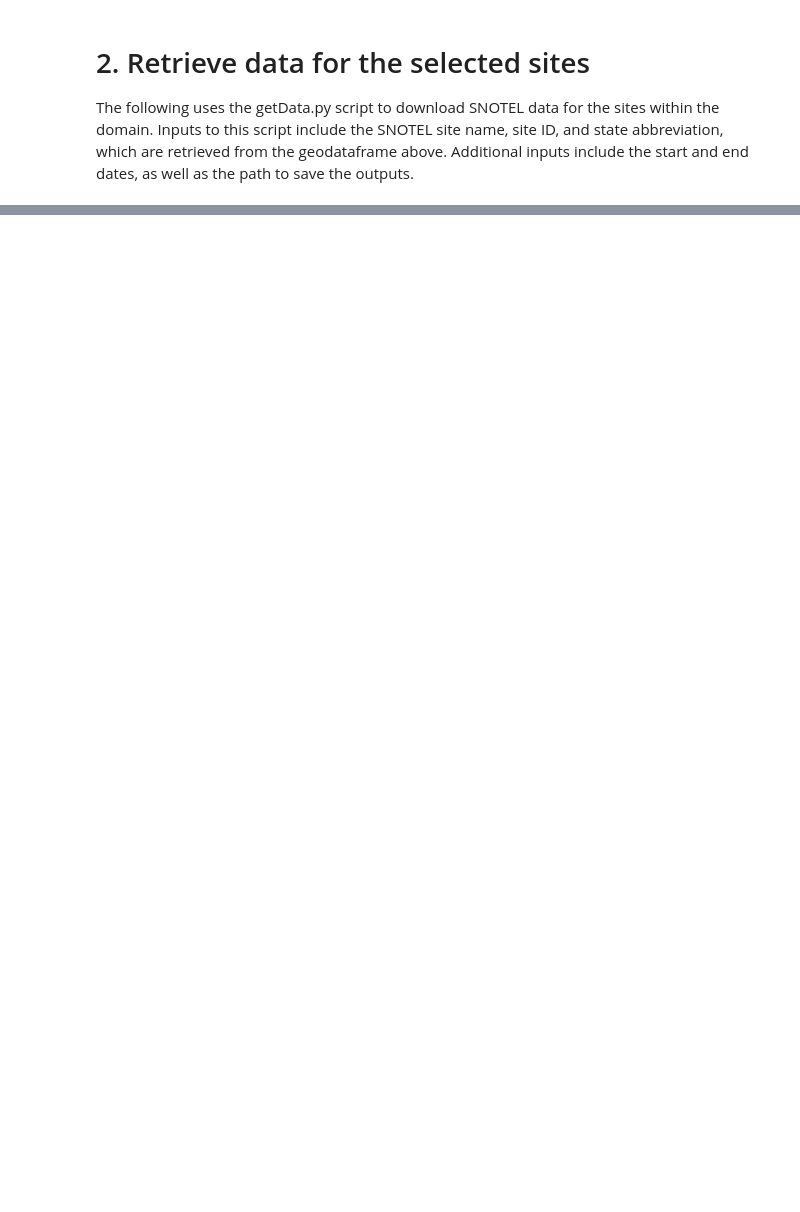
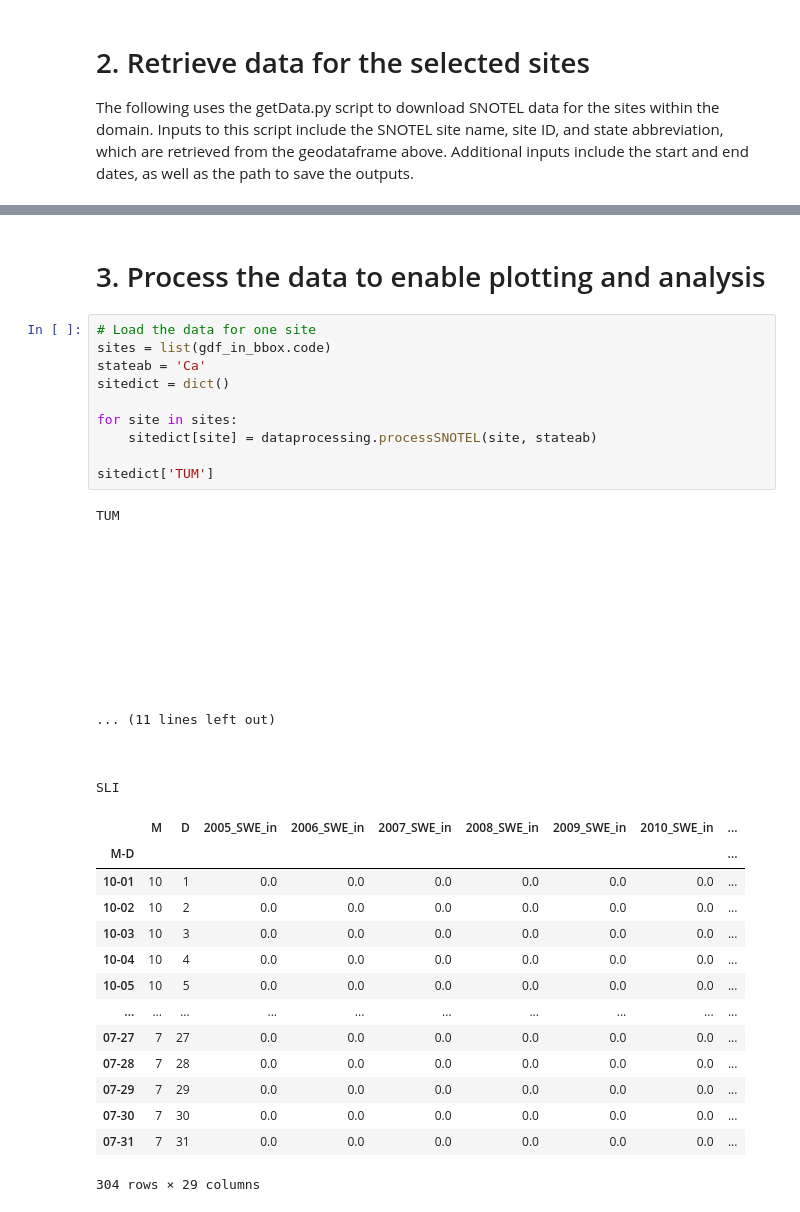
Before and after one commit to CIROH-Snow/Intro-to-Snow-Observations-Modeling-Analysis, a Jupyter notebook: get_Snotel.ipynb, the cells around one changed output, grey strips where cells are left out. Drawn from its saved outputs; the diff is of its cells as text; blank space fills up the shorter version.

```diff
--- a/get_Snotel.ipynb
+++ b/get_Snotel.ipynb
@@ -167,3 +175,47 @@ https://wcc.sc.egov.usda.gov/reportGenerator/view_csv/customMultiTimeSeriesGroup
 3
 Start retrieving data for Slide Canyon, SLI
 https://wcc.sc.egov.usda.gov/reportGenerator/view_csv/customMultiTimeSeriesGroupByStationReport/daily/start_of_period/SLI:CA:MSNT%257Cid=%2522%2522%257Cname/2005-10-01,2025-01-08/WTEQ::value?fitToScre ...
+# %% [markdown]
+# 3.  Process the data to enable plotting and analysis
+# %%
+# Load the data for one site
+sites = list(gdf_in_bbox.code)
+stateab = 'Ca'
+sitedict = dict()
+
+for site in sites:
+    sitedict[site] = dataprocessing.processSNOTEL(site, stateab)
+
+sitedict['TUM']
+# %% [output]
+TUM
+
+
+
+
+
+
+
+
+
+
+
+... (11 lines left out)
+
+
+
+SLI
+|  | M | D | 2005_SWE_in | 2006_SWE_in | 2007_SWE_in | 2008_SWE_in | 2009_SWE_in | 2010_SWE_in | ... |
+| M-D |  |  |  |  |  |  |  |  | ... |
+| 10-01 | 10 | 1 | 0.0 | 0.0 | 0.0 | 0.0 | 0.0 | 0.0 | ... |
+| 10-02 | 10 | 2 | 0.0 | 0.0 | 0.0 | 0.0 | 0.0 | 0.0 | ... |
+| 10-03 | 10 | 3 | 0.0 | 0.0 | 0.0 | 0.0 | 0.0 | 0.0 | ... |
+| 10-04 | 10 | 4 | 0.0 | 0.0 | 0.0 | 0.0 | 0.0 | 0.0 | ... |
+| 10-05 | 10 | 5 | 0.0 | 0.0 | 0.0 | 0.0 | 0.0 | 0.0 | ... |
+| ... | ... | ... | ... | ... | ... | ... | ... | ... | ... |
+| 07-27 | 7 | 27 | 0.0 | 0.0 | 0.0 | 0.0 | 0.0 | 0.0 | ... |
+| 07-28 | 7 | 28 | 0.0 | 0.0 | 0.0 | 0.0 | 0.0 | 0.0 | ... |
+| 07-29 | 7 | 29 | 0.0 | 0.0 | 0.0 | 0.0 | 0.0 | 0.0 | ... |
+| 07-30 | 7 | 30 | 0.0 | 0.0 | 0.0 | 0.0 | 0.0 | 0.0 | ... |
+| 07-31 | 7 | 31 | 0.0 | 0.0 | 0.0 | 0.0 | 0.0 | 0.0 | ... |
+304 rows × 29 columns
```
Also changed, not shown: parts of 6 cells of this notebook, 3 other files.
